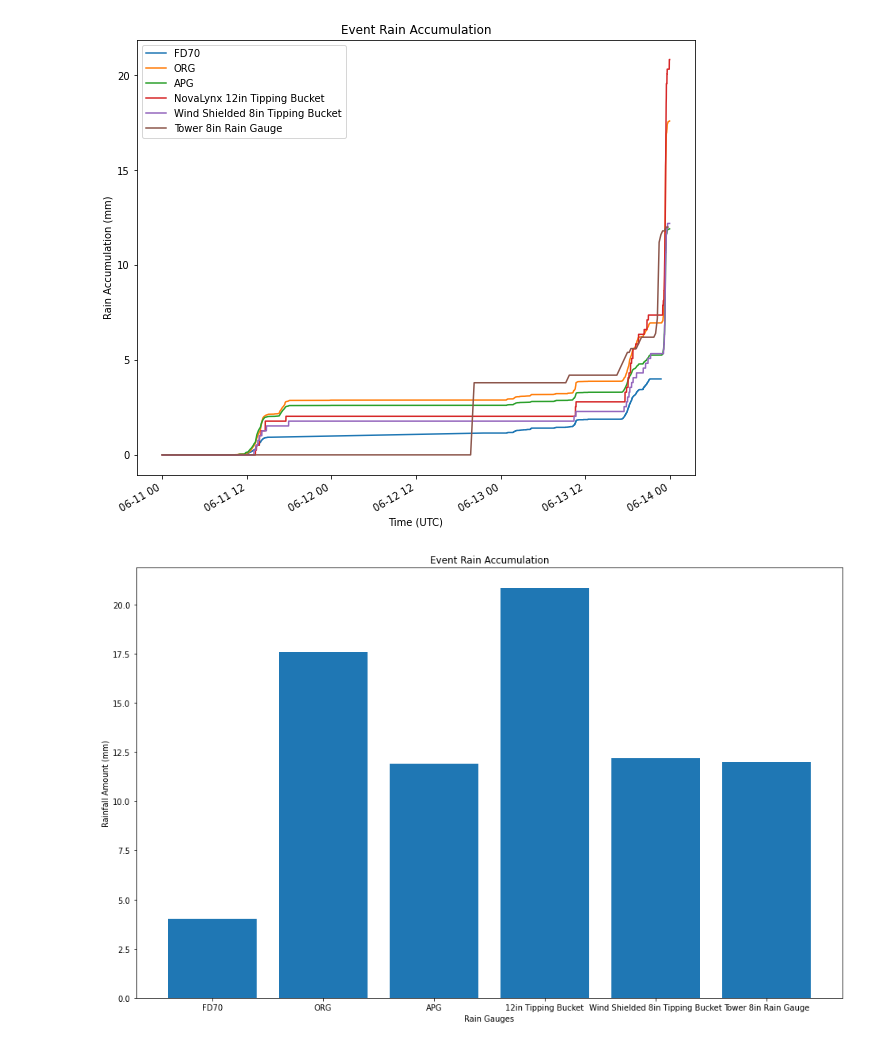
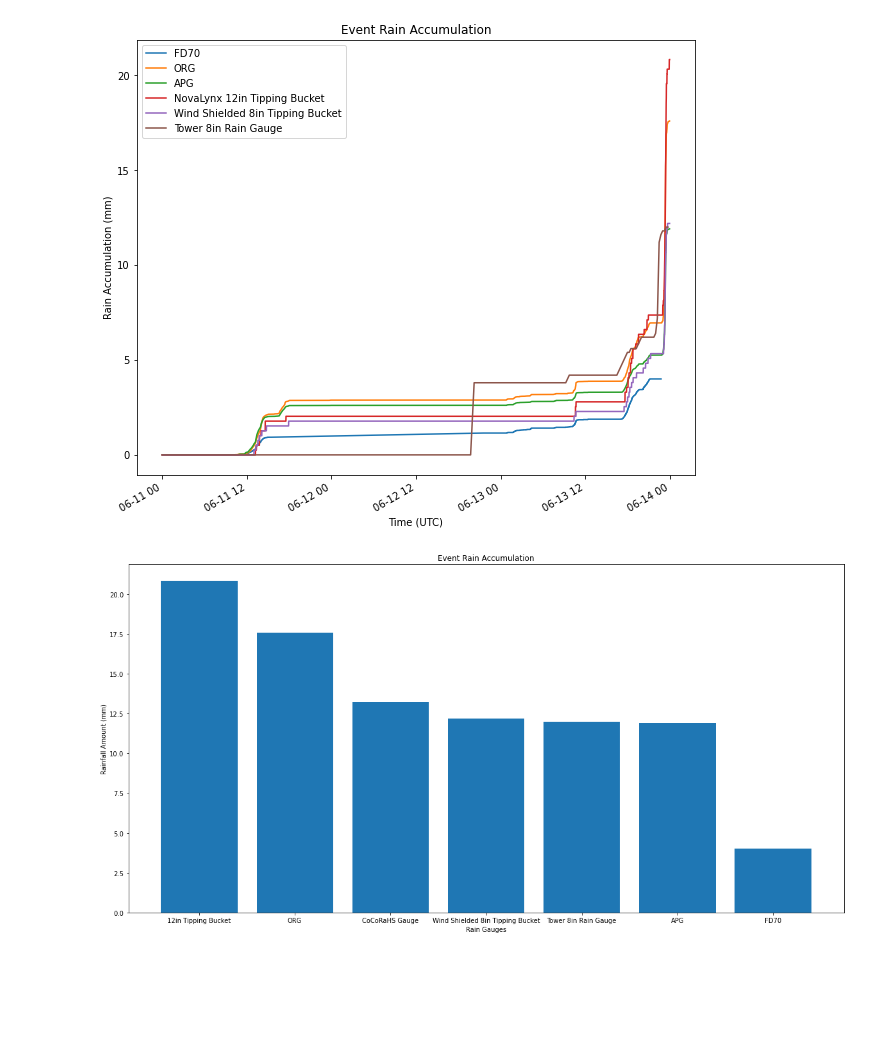
Before and after one commit to EVS-ATMOS/rain-gauge-quality, a Jupyter notebook: notebooks/0612_casestudy.ipynb, the cells around one changed output. Cells and saved outputs as stored; diff of their text form; code cells hidden in the pictures; blank space fills up the shorter version.

```diff
--- a/notebooks/0612_casestudy.ipynb
+++ b/notebooks/0612_casestudy.ipynb
@@ -127,14 +129,14 @@ plt.show()
 # %% [output]
 [figure]
 # %%
-rain_gauge_labels = ['FD70', 'ORG', 'APG', '12in Tipping Bucket', 'Wind Shielded 8in Tipping Bucket', 'Tower 8in Rain Gauge']
-rainfall_amounts = [FD70_precip.max(), ORG_precip.max(), APG_precip.max(), tbrg_12.max(), tbrg_8.max(), accumulated_tower_precip.max()]
+rain_gauge_labels = ['12in Tipping Bucket', 'ORG', 'CoCoRaHS Gauge','Wind Shielded 8in Tipping Bucket', 'Tower 8in Rain Gauge', 'APG','FD70']
+rainfall_amounts = [tbrg_12.max(), ORG_precip.max(), 13.208, tbrg_8.max(), accumulated_tower_precip.max(), APG_precip.max(),  FD70_precip.max()]
 
-plt.figure(figsize=(16,10))
+plt.figure(figsize=(20,10))
 plt.bar(rain_gauge_labels, rainfall_amounts)
 plt.xlabel('Rain Gauges')
 plt.ylabel('Rainfall Amount (mm)')
 plt.title('Event Rain Accumulation')
 plt.show()
 # %% [output]
-[figure, old version]
+[figure, new version]
```
Also changed, not shown: parts of 2 cells of this notebook, 1 other file.
